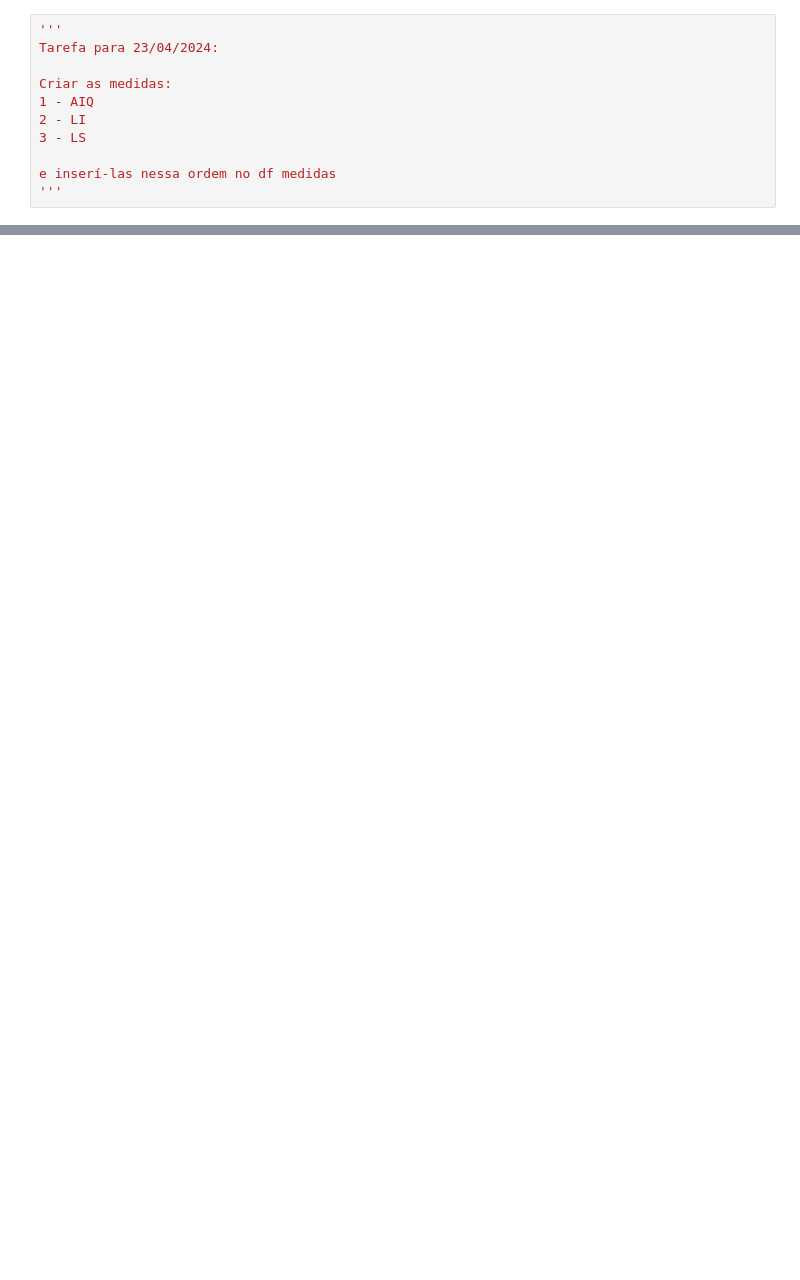
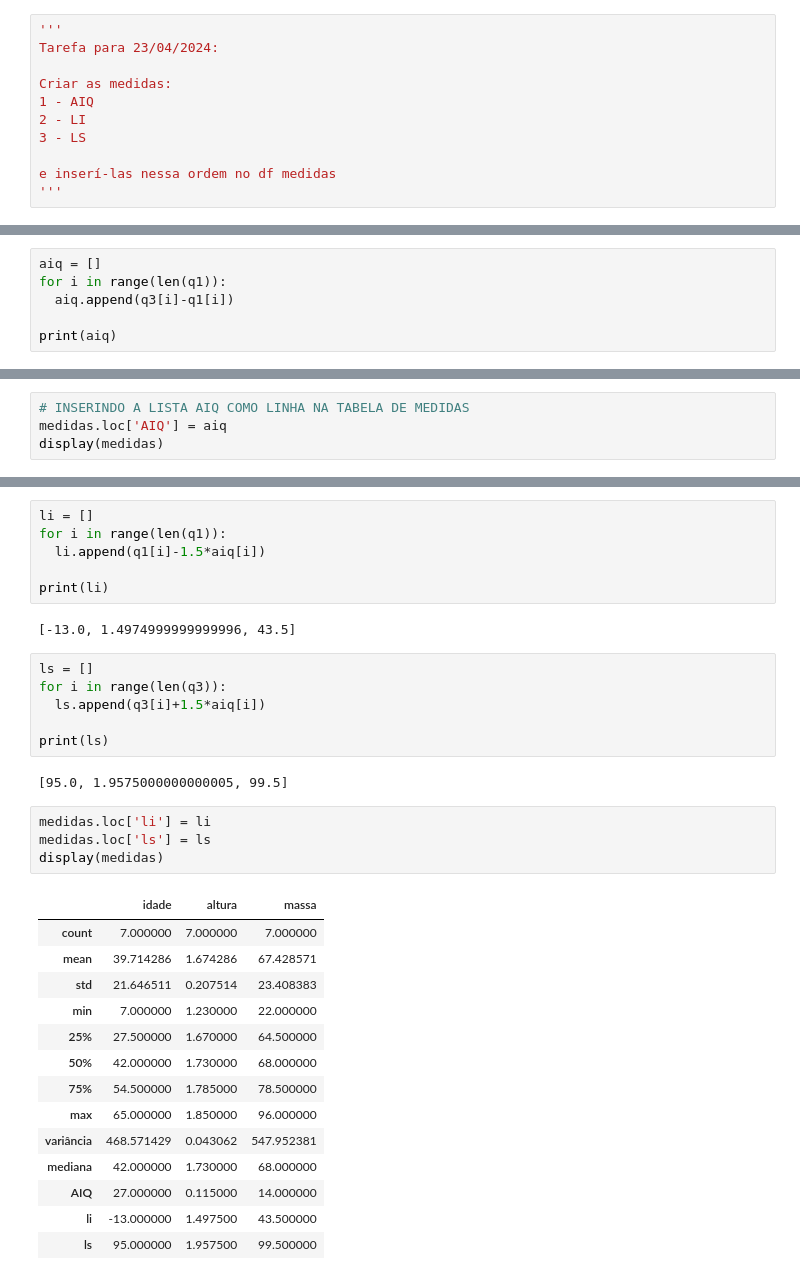
Before and after one commit to Eudesjs/SoulCode_AD6_Analista_Dados, a Jupyter notebook: Cópia_de_Biblioteca_Pandas.ipynb, the cells around one changed output, grey strips where cells are left out. Cells and saved outputs as stored; diff of their text form; blank space fills up the shorter version.

```diff
--- a/Cópia_de_Biblioteca_Pandas.ipynb
+++ b/Cópia_de_Biblioteca_Pandas.ipynb
@@ -120,0 +159,6 @@ e inserí-las nessa ordem no df medidas
+# %%
+aiq = []
+for i in range(len(q1)):
+  aiq.append(q3[i]-q1[i])
+
+print(aiq)
@@ -120,0 +167,4 @@ e inserí-las nessa ordem no df medidas
+# %%
+# INSERINDO A LISTA AIQ COMO LINHA NA TABELA DE MEDIDAS
+medidas.loc['AIQ'] = aiq
+display(medidas)
@@ -120,0 +184,35 @@ e inserí-las nessa ordem no df medidas
+# %%
+li = []
+for i in range(len(q1)):
+  li.append(q1[i]-1.5*aiq[i])
+
+print(li)
+# %% [output]
+[-13.0, 1.4974999999999996, 43.5]
+# %%
+ls = []
+for i in range(len(q3)):
+  ls.append(q3[i]+1.5*aiq[i])
+
+print(ls)
+# %% [output]
+[95.0, 1.9575000000000005, 99.5]
+# %%
+medidas.loc['li'] = li
+medidas.loc['ls'] = ls
+display(medidas)
+# %% [output]
+|  | idade | altura | massa |
+| count | 7.000000 | 7.000000 | 7.000000 |
+| mean | 39.714286 | 1.674286 | 67.428571 |
+| std | 21.646511 | 0.207514 | 23.408383 |
+| min | 7.000000 | 1.230000 | 22.000000 |
+| 25% | 27.500000 | 1.670000 | 64.500000 |
+| 50% | 42.000000 | 1.730000 | 68.000000 |
+| 75% | 54.500000 | 1.785000 | 78.500000 |
+| max | 65.000000 | 1.850000 | 96.000000 |
+| variância | 468.571429 | 0.043062 | 547.952381 |
+| mediana | 42.000000 | 1.730000 | 68.000000 |
+| AIQ | 27.000000 | 0.115000 | 14.000000 |
+| li | -13.000000 | 1.497500 | 43.500000 |
+| ls | 95.000000 | 1.957500 | 99.500000 |
```
Also changed, not shown: parts of 8 cells of this notebook.
